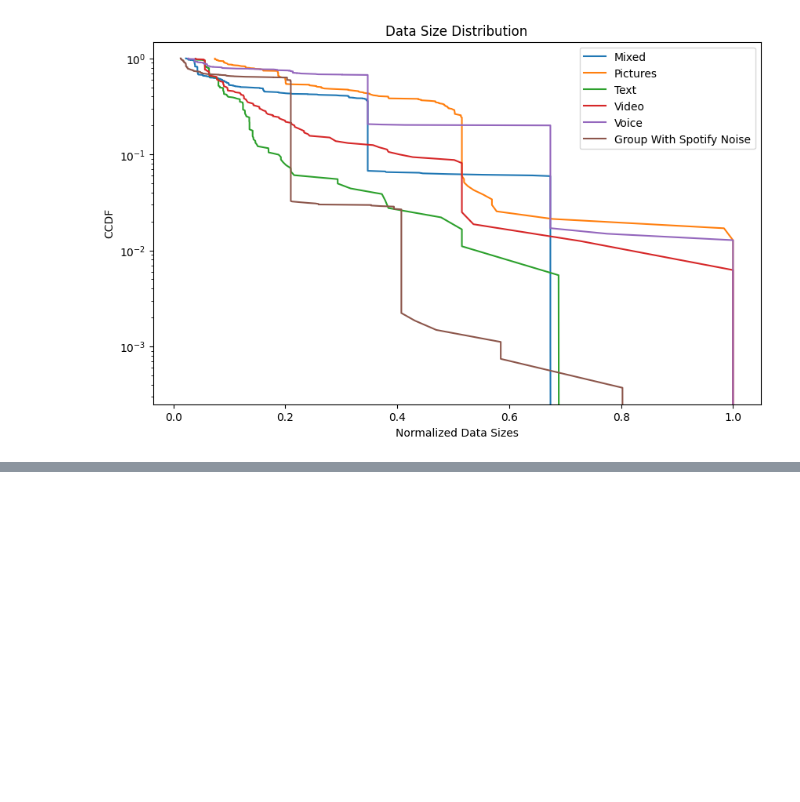
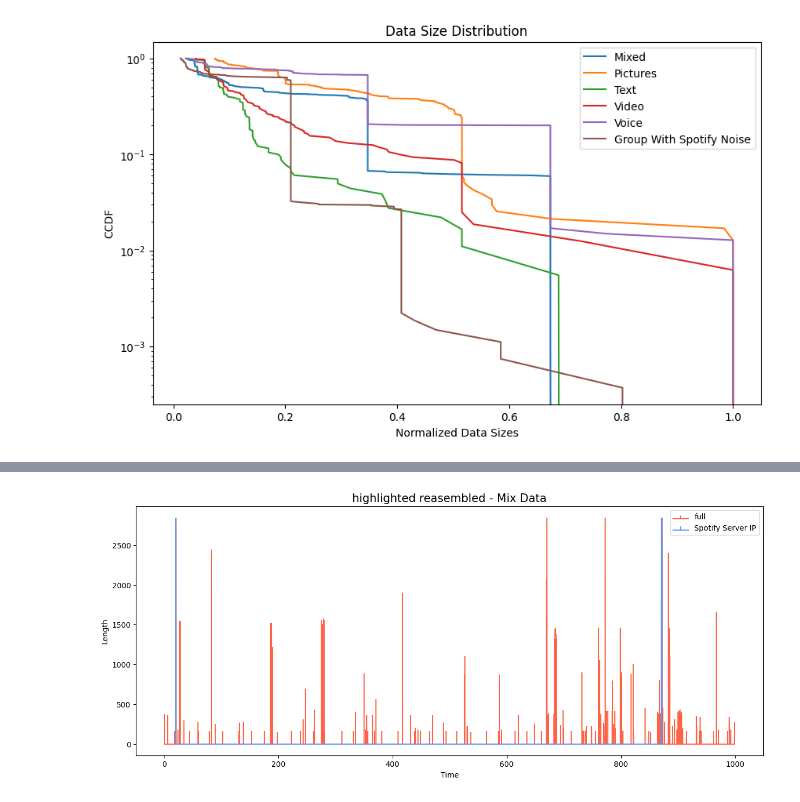
Before and after one commit to NoaAmichai/Computer_networks_final_project, a Jupyter notebook: src/project.ipynb, the cells around one changed output, grey strips where cells are left out. Saved outputs shown, nothing was run; the diff lists cells and outputs as text; code cells hidden in the pictures; blank space fills up the shorter version.

```diff
--- a/src/project.ipynb
+++ b/src/project.ipynb
@@ -585,3 +600,9 @@ plot_ccdf(datasets, labels)
 # Inflection Points: An inflection point on the CCDF curve often indicates a transition in the distribution's behavior.
 # It's a point where the slope of the curve changes,
 # potentially revealing a point of interest or a change in the underlying process
+# %%
+four_groups_data = pd.read_csv("../resources/Mix data Group/four_groups.csv", encoding='latin-1')
+four_groups_data = four_groups_data[four_groups_data['Protocol'].str.contains('TLS')]
+four_groups_data = filter_data_by_ip(four_groups_data, '2a03:2880:f242:c8:face:b00c:0:167', '2a10:8012:21:4188:cdf4:35bf:f239:2701')
+sub_data = four_groups_data[four_groups_data['Info'].str.contains('PDU')]
+four_groups_data
@@ -587,0 +643,4 @@ plot_ccdf(datasets, labels)
+# %%
+plot_main_and_sub_graph(four_groups_data,sub_data, 'highlighted reasembled - Mix Data' ,'full','Spotify Server IP')
+# %% [output]
+[figure, added]
```
Also changed, not shown: parts of 12 cells of this notebook, 2 other files.
